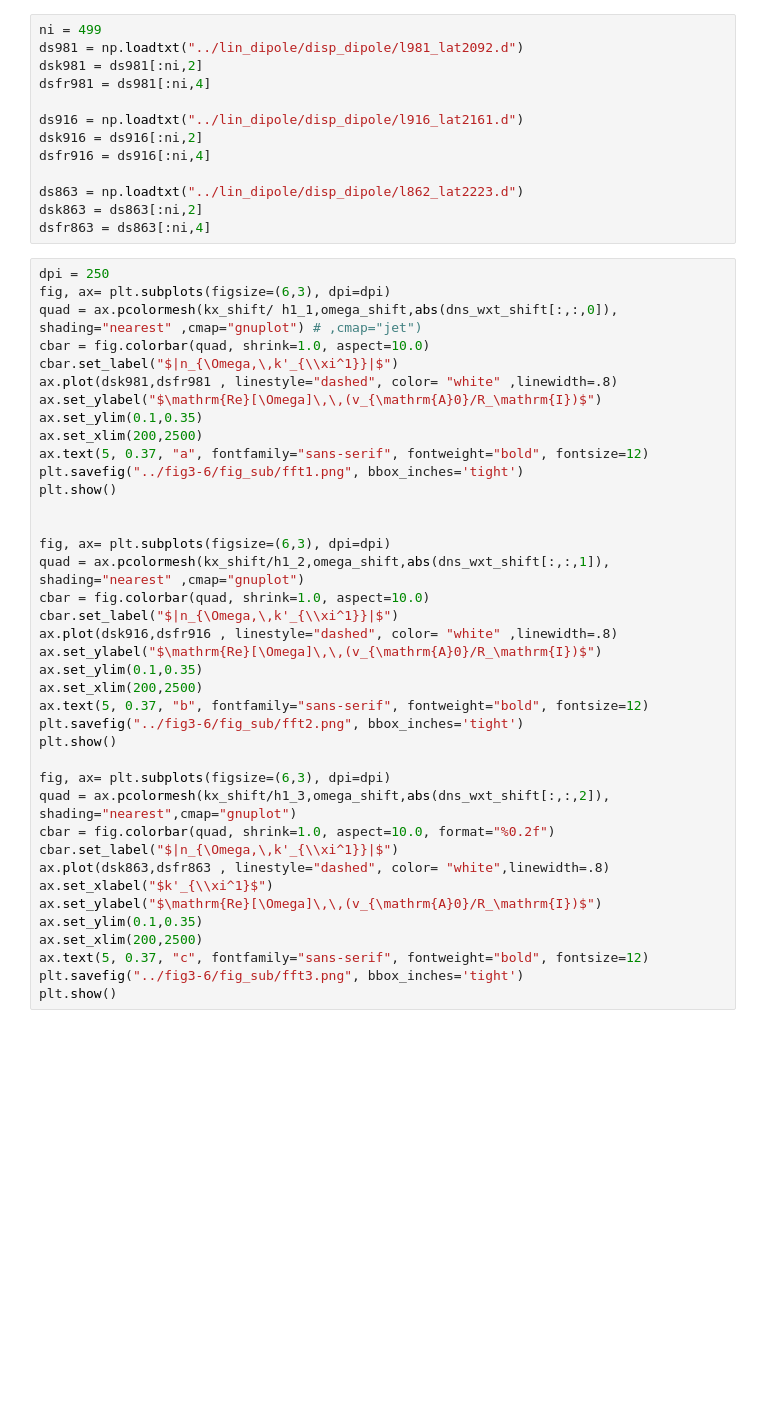
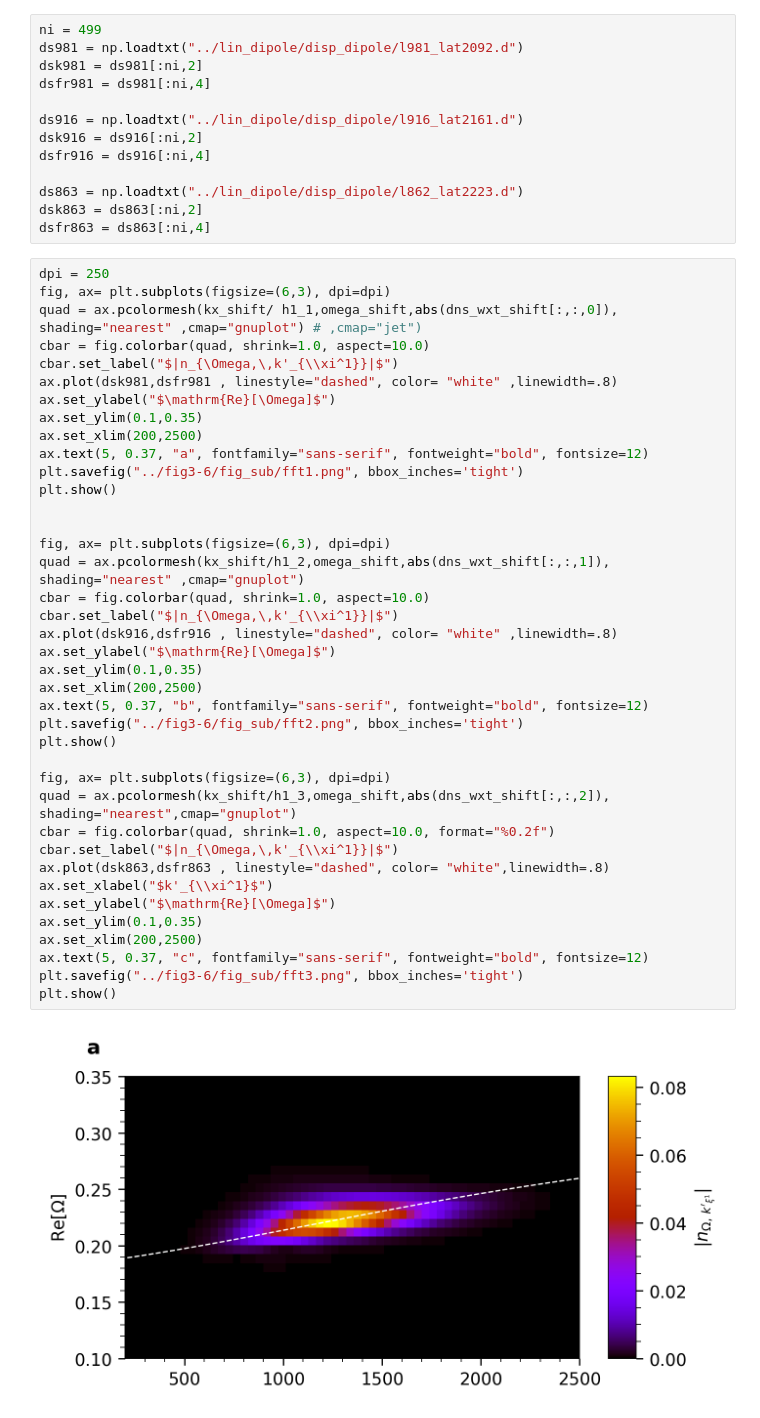
Before and after one commit to tsuyoshi-SAKAKI/Source_for_Convective_growth_of_auroral_arcs-through_the_feedback_instability_in_a_dipole_geometry, a Jupyter notebook: make_fig3-6/fig5.ipynb, the cells around one changed output. Saved outputs shown, nothing was run; the diff lists cells and outputs as text; blank space fills up the shorter version.

```diff
--- a/make_fig3-6/fig5.ipynb
+++ b/make_fig3-6/fig5.ipynb
@@ -97,35 +97,37 @@ quad = ax.pcolormesh(kx_shift/ h1_1,omega_shift,abs(dns_wxt_shift[:,:,0]), shadi
 cbar = fig.colorbar(quad, shrink=1.0, aspect=10.0)
 cbar.set_label("$|n_{\Omega,\,k'_{\\xi^1}}|$")
 ax.plot(dsk981,dsfr981 , linestyle="dashed", color= "white" ,linewidth=.8)
-ax.set_ylabel("$\mathrm{Re}[\Omega]\,\,(v_{\mathrm{A}0}/R_\mathrm{I})$")
+ax.set_ylabel("$\mathrm{Re}[\Omega]$")
 ax.set_ylim(0.1,0.35)
 ax.set_xlim(200,2500)
 ax.text(5, 0.37, "a", fontfamily="sans-serif", fontweight="bold", fontsize=12)
 plt.savefig("../fig3-6/fig_sub/fft1.png", bbox_inches='tight')
 plt.show()
 
 
 fig, ax= plt.subplots(figsize=(6,3), dpi=dpi)
 quad = ax.pcolormesh(kx_shift/h1_2,omega_shift,abs(dns_wxt_shift[:,:,1]), shading="nearest" ,cmap="gnuplot")
 cbar = fig.colorbar(quad, shrink=1.0, aspect=10.0)
 cbar.set_label("$|n_{\Omega,\,k'_{\\xi^1}}|$")
 ax.plot(dsk916,dsfr916 , linestyle="dashed", color= "white" ,linewidth=.8)
-ax.set_ylabel("$\mathrm{Re}[\Omega]\,\,(v_{\mathrm{A}0}/R_\mathrm{I})$")
+ax.set_ylabel("$\mathrm{Re}[\Omega]$")
 ax.set_ylim(0.1,0.35)
 ax.set_xlim(200,2500)
 ax.text(5, 0.37, "b", fontfamily="sans-serif", fontweight="bold", fontsize=12)
 plt.savefig("../fig3-6/fig_sub/fft2.png", bbox_inches='tight')
 plt.show()
 
 fig, ax= plt.subplots(figsize=(6,3), dpi=dpi)
 quad = ax.pcolormesh(kx_shift/h1_3,omega_shift,abs(dns_wxt_shift[:,:,2]), shading="nearest",cmap="gnuplot")
 cbar = fig.colorbar(quad, shrink=1.0, aspect=10.0, format="%0.2f")
 cbar.set_label("$|n_{\Omega,\,k'_{\\xi^1}}|$")
 ax.plot(dsk863,dsfr863 , linestyle="dashed", color= "white",linewidth=.8)
 ax.set_xlabel("$k'_{\\xi^1}$")
-ax.set_ylabel("$\mathrm{Re}[\Omega]\,\,(v_{\mathrm{A}0}/R_\mathrm{I})$")
+ax.set_ylabel("$\mathrm{Re}[\Omega]$")
 ax.set_ylim(0.1,0.35)
 ax.set_xlim(200,2500)
 ax.text(5, 0.37, "c", fontfamily="sans-serif", fontweight="bold", fontsize=12)
 plt.savefig("../fig3-6/fig_sub/fft3.png", bbox_inches='tight')
 plt.show()
+# %% [output]
+[figure, added]
```
Also changed, not shown: parts of 2 cells of this notebook, 5 other files.
